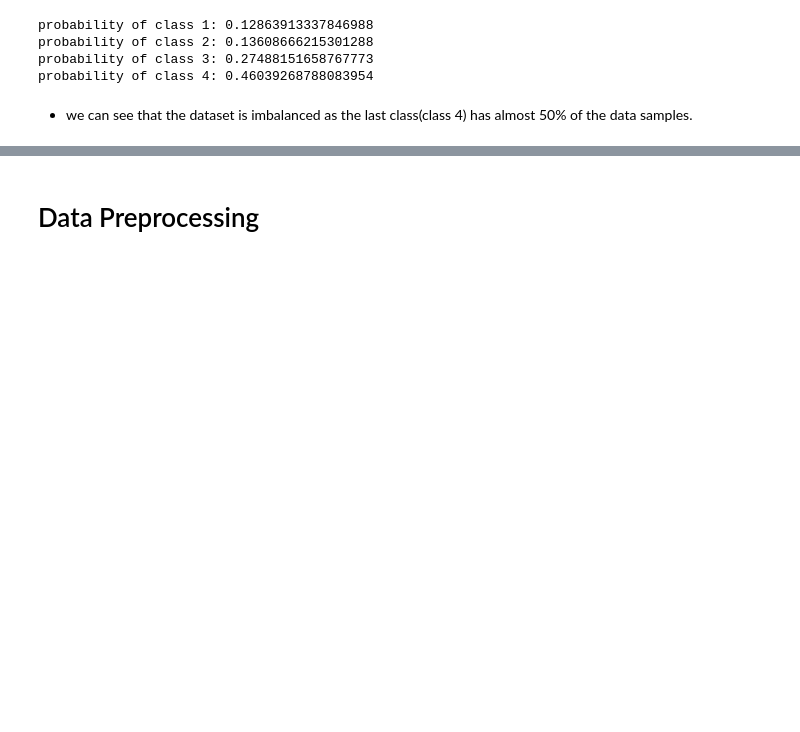
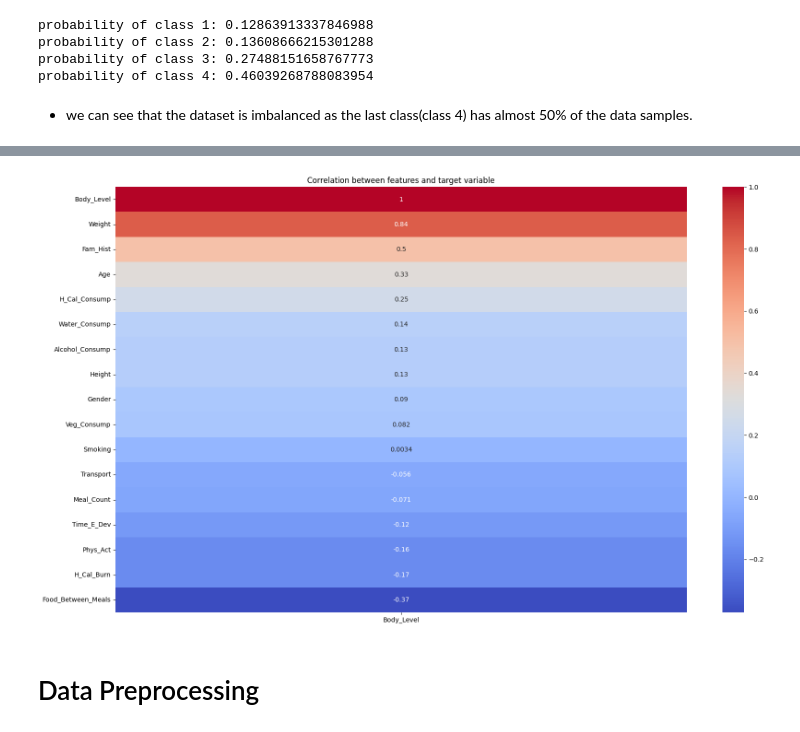
Before and after one commit to HazemAbdo/BodyMind, a Jupyter notebook: exploratory_data_analysis.ipynb, the cells around one changed output, grey strips where cells are left out. Saved outputs shown, nothing was run; the diff lists cells and outputs as text; code cells hidden in the pictures; blank space fills up the shorter version.

```diff
--- a/exploratory_data_analysis.ipynb
+++ b/exploratory_data_analysis.ipynb
@@ -173,2 +200,10 @@ accuracy of dummy model: 0.987136086662153
+# %%
+# visualize the correlation between the features and the target variable
+plt.figure(figsize=(20, 12))
+sns.heatmap(df.corr()[['Body_Level']].sort_values(by='Body_Level', ascending=False), annot=True, cmap='coolwarm')
+plt.title('Correlation between features and target variable')
+plt.show()
+# %% [output]
+[figure, added]
 # %% [markdown]
 # Data Preprocessing
```
Also changed, not shown: parts of 41 cells of this notebook.
